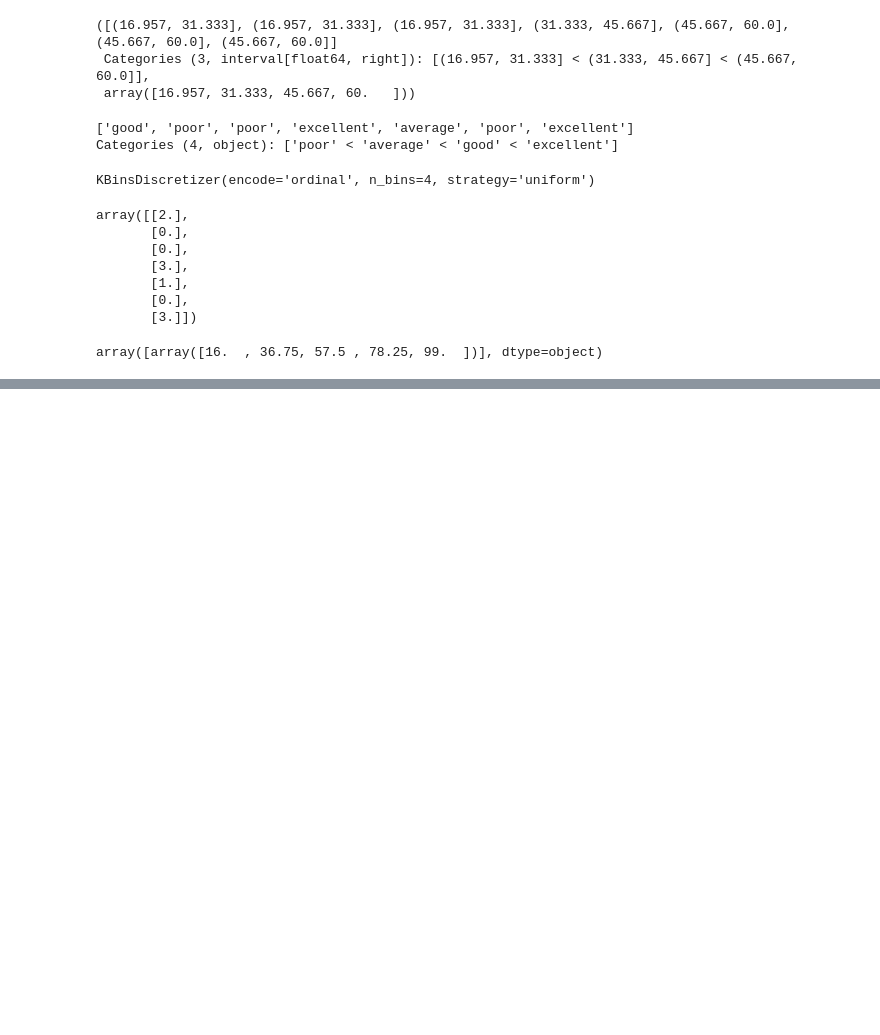
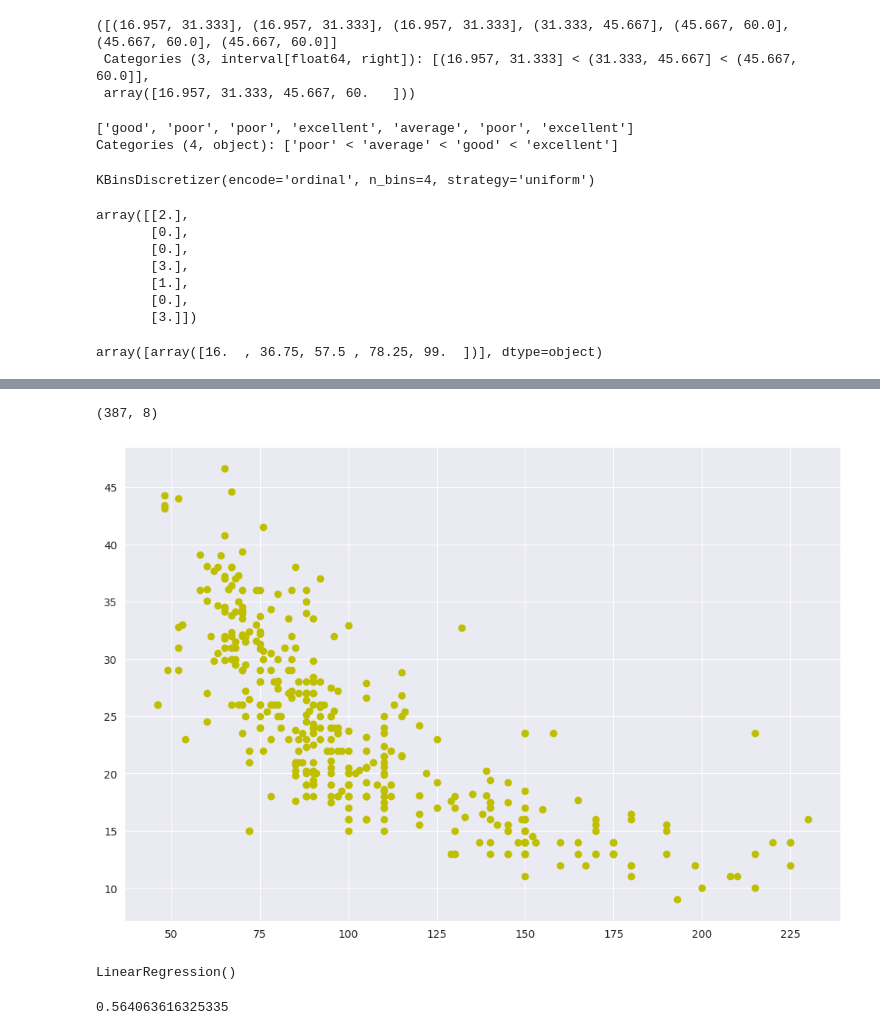
Before and after one commit to gonzur75/data_science_main, a Jupyter notebook: preparing_data_for_ml/notebooks/transforming_data.ipynb, the cells around one changed output, grey strips where cells are left out. Cells and saved outputs as stored; diff of their text form; code cells hidden in the pictures; blank space fills up the shorter version.

```diff
--- a/preparing_data_for_ml/notebooks/transforming_data.ipynb
+++ b/preparing_data_for_ml/notebooks/transforming_data.ipynb
@@ -484,0 +526,3 @@ array([array([16.  , 36.75, 57.5 , 78.25, 99.  ])], dtype=object)
+# %%
+df = pd.read_csv("../data/interim/cars_processed.csv")
+df
@@ -484,0 +543,13 @@ array([array([16.  , 36.75, 57.5 , 78.25, 99.  ])], dtype=object)
+# %%
+df.shape
+# %% [output]
+(387, 8)
+# %%
+X = df[['Horsepower']]
+y = df['MPG']
+# %%
+fig, ax = plt.subplots(figsize=(12, 8))
+ax.scatter(X, y, c="y", marker="o")
+plt.show()
+# %% [output]
+[figure, added]
@@ -484,0 +562,4 @@ array([array([16.  , 36.75, 57.5 , 78.25, 99.  ])], dtype=object)
+# %%
+linear_reg.fit(X, y)
+# %% [output]
+LinearRegression()
@@ -484,0 +570,4 @@ array([array([16.  , 36.75, 57.5 , 78.25, 99.  ])], dtype=object)
+# %%
+r2_score(y_test, y_pred)
+# %% [output]
+0.564063616325335
```
Also changed, not shown: parts of 29 cells of this notebook, 1 other file.
